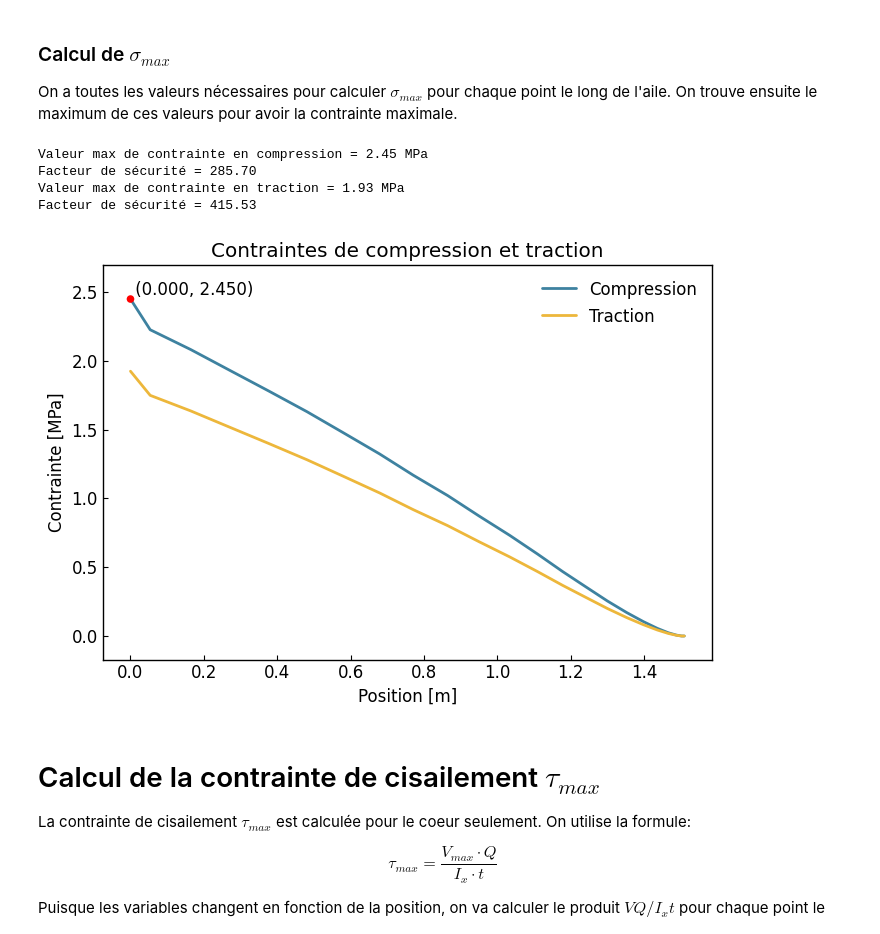
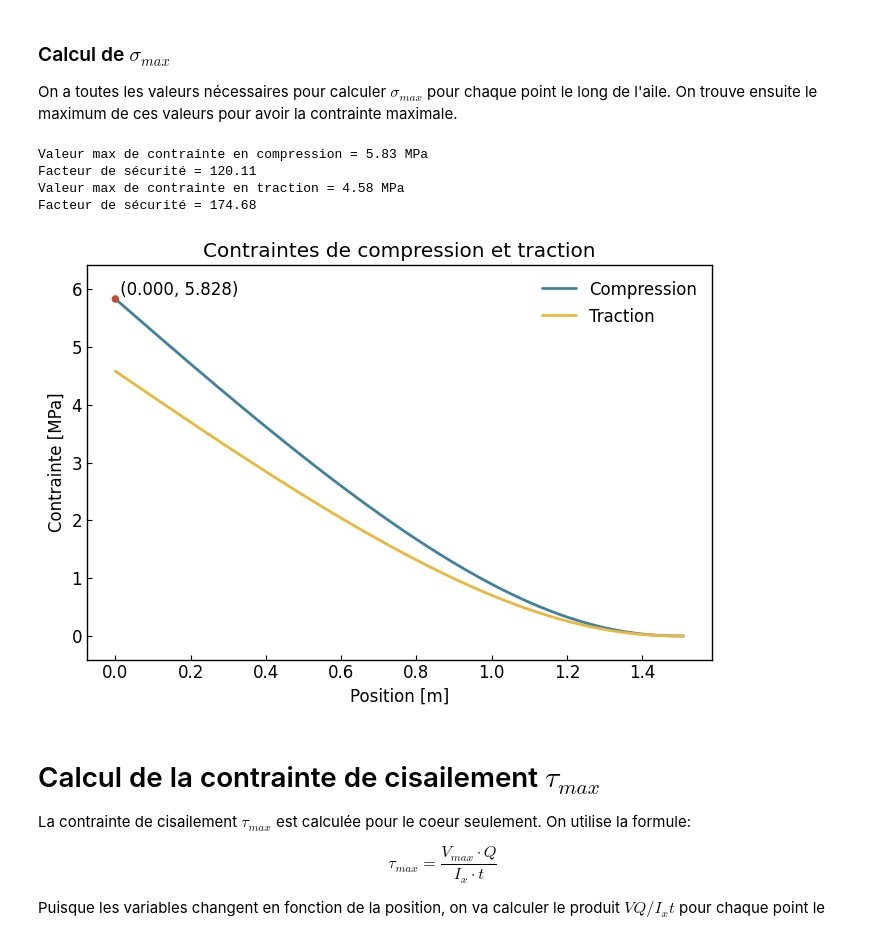
Before and after one commit to Oddball777/etude_cas_rdm, a Jupyter notebook: etude_cas_rdm/main.ipynb, the cells around one changed output. Saved outputs shown, nothing was run; the diff lists cells and outputs as text; code cells hidden in the pictures.

```diff
--- a/etude_cas_rdm/main.ipynb
+++ b/etude_cas_rdm/main.ipynb
@@ -71,6 +70,12 @@ positions_aile = chargement_data['Position'].values
 chargements_aile = chargement_data['Chargement'].values
 positions_aile = np.array(positions_aile)
 chargements_aile = np.array(chargements_aile) * facteur_de_charge
+
+# Interpoler les données de chargement (pour avoir espacement régulier)
+new_x = np.linspace(min(positions_aile), max(positions_aile), 1000)
+new_y = np.interp(new_x, positions_aile, chargements_aile)
+positions_aile = new_x
+chargements_aile = new_y
 
 # Créer les courbes de w, v et m
 curve_w = gl.Curve(positions_aile, chargements_aile, label="W")
@@ -266,39 +271,39 @@ sigma_comp.label = "Compression"
 # Calcul des contraintes en traction
 sigma_traction = curve_trac * curve_m / (curve_I_x * 1e6) # en MPa
 sigma_traction.label = "Traction"
 
 # Trouver point max
 max_comp = max(sigma_comp)
 point_max_comp = sigma_comp.create_points_at_y(max_comp)[0]
 point_max_comp.add_coordinates()
-point_max_comp.color = 'red'
+point_max_comp.color = 'C2'
 
 # Calcul du facteur de sécurité pour la compression
 facteur_securite = rev_aile.c_rupture_compression_x_et_y * 1e-6/ max_comp
 print(f"Valeur max de contrainte en compression = {max_comp:.2f} MPa")
 print(f"Facteur de sécurité = {facteur_securite:.2f}")
 
 # Calcul du facteur de sécurité pour la traction (pas utile parce que les contraintes sont moins élevées)
 max_traction = max(sigma_traction)
 facteur_securite_traction = rev_aile.c_rupture_traction_x_et_y * 1e-6 / max_traction
 print(f"Valeur max de contrainte en traction = {max_traction:.2f} MPa")
 print(f"Facteur de sécurité = {facteur_securite_traction:.2f}")
 
 # Graphique
 figgy = gl.Figure(size=(7, 5),
                   x_label='Position [m]',
                   y_label='Contrainte [MPa]',
                   y_lim=(-0.07 * max_comp, 1.1 * max_comp),
                   title='Contraintes de compression et traction',
                   )
 figgy.add_elements(sigma_comp, sigma_traction, point_max_comp)
 figgy.show()
 # %% [output]
-Valeur max de contrainte en compression = 2.45 MPa
-Facteur de sécurité = 285.70
-Valeur max de contrainte en traction = 1.93 MPa
-Facteur de sécurité = 415.53
+Valeur max de contrainte en compression = 5.83 MPa
+Facteur de sécurité = 120.11
+Valeur max de contrainte en traction = 4.58 MPa
+Facteur de sécurité = 174.68
-[figure, old version]
+[figure, new version]
 # %% [markdown]
 # Calcul de la contrainte de cisailement $\tau_{max}$
 
```
Also changed, not shown: parts of 4 cells of this notebook.
